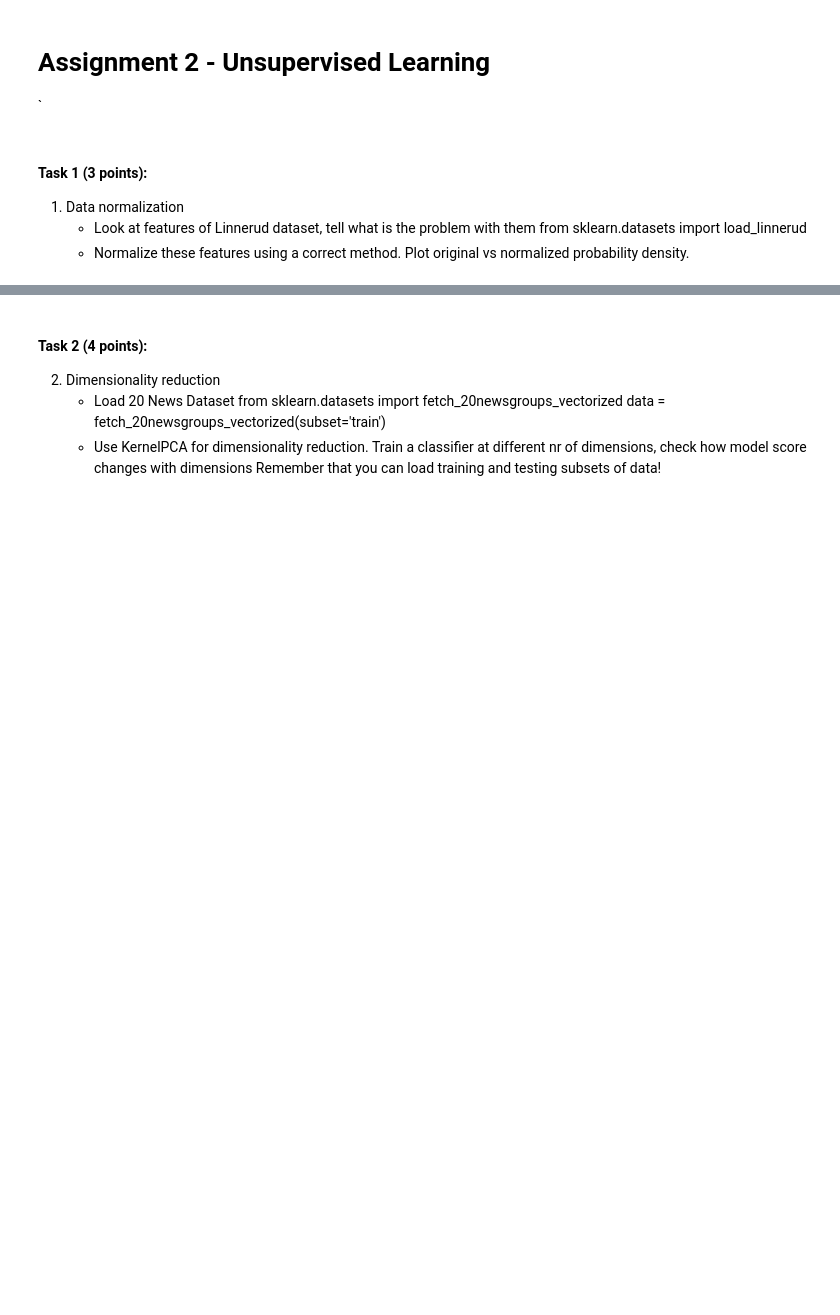
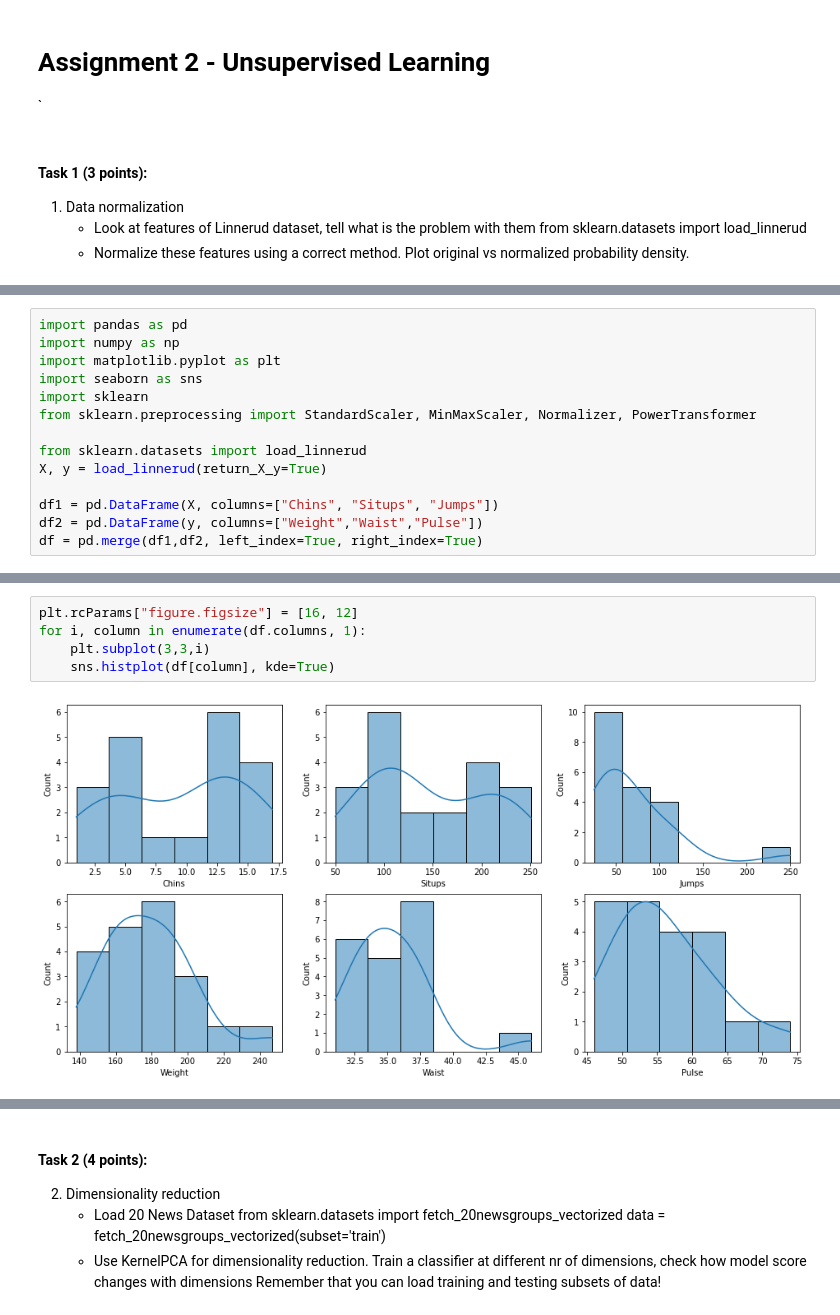
Before and after one commit to martinel-UAS/projects, a Jupyter notebook: Assignment_2/Assignment 2.ipynb, the cells around one changed output, grey strips where cells are left out. Saved outputs shown, nothing was run; the diff lists cells and outputs as text; blank space fills up the shorter version.

```diff
--- a/Assignment_2/Assignment 2.ipynb
+++ b/Assignment_2/Assignment 2.ipynb
@@ -12,0 +11,14 @@ test
+# %%
+import pandas as pd
+import numpy as np
+import matplotlib.pyplot as plt
+import seaborn as sns
+import sklearn
+from sklearn.preprocessing import StandardScaler, MinMaxScaler, Normalizer, PowerTransformer
+
+from sklearn.datasets import load_linnerud
+X, y = load_linnerud(return_X_y=True)
+
+df1 = pd.DataFrame(X, columns=["Chins", "Situps", "Jumps"])
+df2 = pd.DataFrame(y, columns=["Weight","Waist","Pulse"])
+df = pd.merge(df1,df2, left_index=True, right_index=True)
@@ -12,0 +45,7 @@ test
+# %%
+plt.rcParams["figure.figsize"] = [16, 12]
+for i, column in enumerate(df.columns, 1):
+    plt.subplot(3,3,i)
+    sns.histplot(df[column], kde=True)
+# %% [output]
+[figure, added]
```
Also changed, not shown: parts of 4 cells of this notebook, 1 other file.
